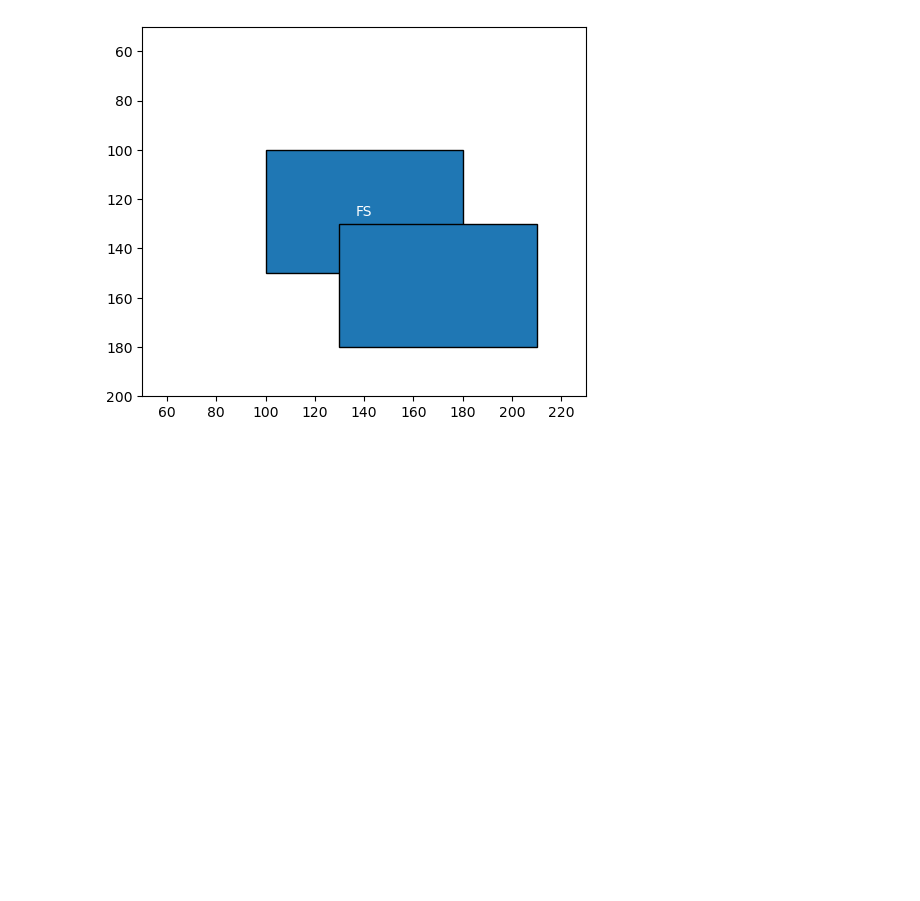
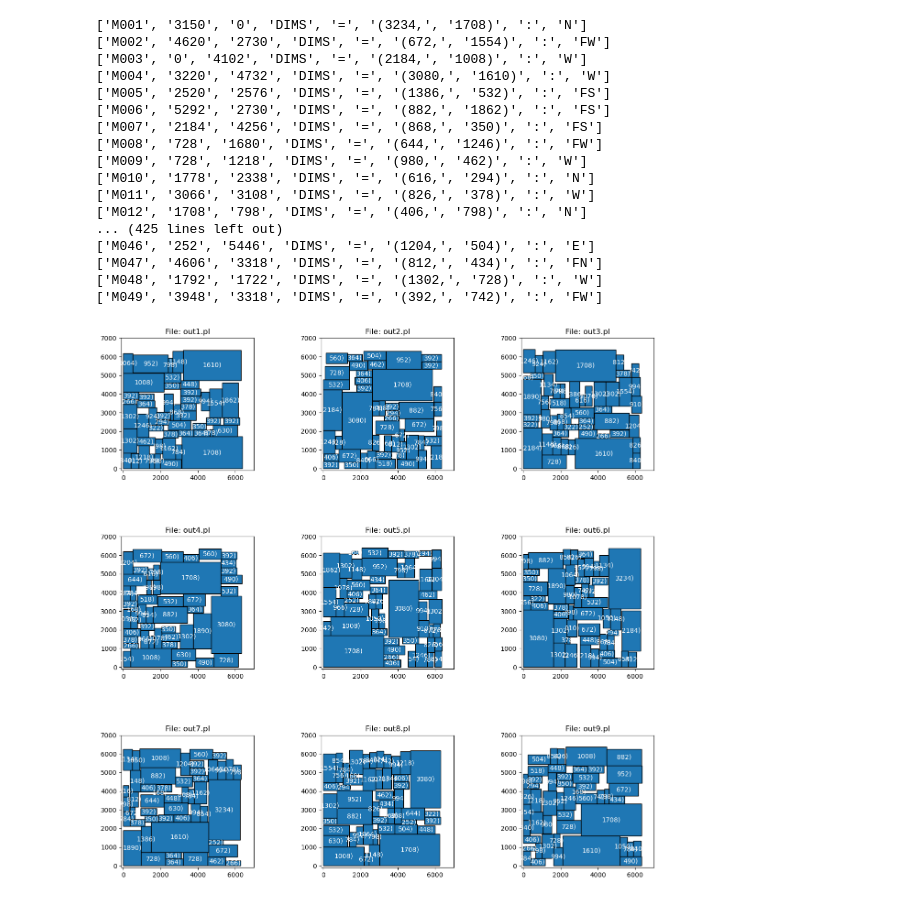
Before and after one commit to shubham4104/OptiPlan-Iterative-Chip-Floorplanning-with-Generative-Models, a Jupyter notebook: Visualise_Data.ipynb, the cells around one changed output. Drawn from its saved outputs; the diff is of its cells as text; code cells hidden in the pictures; blank space fills up the shorter version.

```diff
--- a/Visualise_Data.ipynb
+++ b/Visualise_Data.ipynb
@@ -8,7 +8,7 @@ def parse_blocks_file(file_path):
         for line in file:
             if line.strip():  # Ignore empty lines
                 parts = line.split()
-                if parts[0]=="VSS":
+                if parts[0]in ["VSS","N024"]:
                     break
                 if len(parts) >= 5:
                     block_name = parts[0]
@@ -16,6 +16,7 @@ def parse_blocks_file(file_path):
                     y = int(parts[2])
 
                     # Extract width and height from the string, removing parentheses
+                    print(parts)
                     part1 = parts[5].replace(',', '').replace('(', '')
                     part2 = parts[6].replace('(', '').replace(')', '')
                     width = int(part1)
@@ -57,5 +59,6 @@ def generate_image(blocks):
 # %%
-file_path = "Dataset/out4/out4.pl"  # Replace with the actual path to your file
+#file_path = "TESTS/ami49.pl"  # Replace with the actual path to your file
+file_path = "Dataset2/out2/out2.pl"  # Replace with the actual path to your file
 blocks = parse_blocks_file(file_path)
 generate_image(blocks)
 # %% [output]
@@ -80,28 +84,63 @@ generate_image(blocks)
 # %%
-def plot_single_block(x, y, width, height, direction=None):
-    fig, ax = plt.subplots()  # Adjust the figure size as needed
+def generate_images_from_files(file_paths):
+    fig, axs = plt.subplots(3, 3, figsize=(15, 15))  # Adjust the figure size as needed
+    fig.subplots_adjust(hspace=0.5, wspace=0.5)  # Adjust spacing between plots
 
-    # Adjust width and height based on the direction
-    if direction in ('FS', 'BS'):
-        width, height = height, width
+    for i, file_path in enumerate(file_paths):
+        ax = axs[i // 3, i % 3]
+        blocks = parse_blocks_file(file_path)
 
-    rect = patches.Rectangle((x, y), width, height, fill=True, edgecolor='black')
-    ax.add_patch(rect)
+        for block, properties in blocks.items():
+            x, y, width, height = properties['x'], properties['y'], properties['width'], properties['height']
+            direction = properties.get('direction', None)
 
-    rect = patches.Rectangle((x+30, y+30), width, height, fill=True, edgecolor='black')
-    ax.add_patch(rect)
+            # Adjust width and height based on the direction
+            if direction in ['W', 'E', 'FE', 'FW']:
+                width, height = height, width
 
-    # Add text indicating the direction
-    if direction:
-        ax.text(x + width / 2, y + height / 2, direction, ha='center', va='center', color='white')
+            rect = patches.Rectangle((x, y), width, height, fill=True, edgecolor='black')
+            ax.add_patch(rect)
 
-    ax.set_aspect('equal', 'box')
-    ax.set_xlim(x - 50, x + width + 50)  # Adjust the axis limits as needed
-    ax.set_ylim(y - 50, y + height + 50)
-    plt.gca().invert_yaxis()  # Invert y-axis to match typical coordinate systems
+            # Add text indicating the direction
+            if direction:
+                ax.text(x + width / 2, y + height / 2, direction, ha='center', va='center', color='white')
+
+            ax.set_xlim(-100, 7000)  # Adjust the axis limits as needed
+            ax.set_ylim(-100, 7000)
+            ax.set_aspect('equal', 'box')
+            ax.set_title(f"File: {file_path.split('/')[-1]}")
+
     plt.show()
 
-# Example: Plot a single block
-plot_single_block(x=100, y=100, width=50, height=80, direction='FS')
+# Usage example:
+file_paths = [
+    "Dataset2/out1/out1.pl",
+    "Dataset2/out2/out2.pl",
+    "Dataset2/out3/out3.pl",
+    "Dataset2/out4/out4.pl",
+    "Dataset2/out5/out5.pl",
+    "Dataset2/out6/out6.pl",
+    "Dataset2/out7/out7.pl",
+    "Dataset2/out8/out8.pl",
+    "Dataset2/out9/out9.pl",
+]
+generate_images_from_files(file_paths)
 # %% [output]
+['M001', '3150', '0', 'DIMS', '=', '(3234,', '1708)', ':', 'N']
+['M002', '4620', '2730', 'DIMS', '=', '(672,', '1554)', ':', 'FW']
+['M003', '0', '4102', 'DIMS', '=', '(2184,', '1008)', ':', 'W']
+['M004', '3220', '4732', 'DIMS', '=', '(3080,', '1610)', ':', 'W']
+['M005', '2520', '2576', 'DIMS', '=', '(1386,', '532)', ':', 'FS']
+['M006', '5292', '2730', 'DIMS', '=', '(882,', '1862)', ':', 'FS']
+['M007', '2184', '4256', 'DIMS', '=', '(868,', '350)', ':', 'FS']
+['M008', '728', '1680', 'DIMS', '=', '(644,', '1246)', ':', 'FW']
+['M009', '728', '1218', 'DIMS', '=', '(980,', '462)', ':', 'W']
+['M010', '1778', '2338', 'DIMS', '=', '(616,', '294)', ':', 'N']
+['M011', '3066', '3108', 'DIMS', '=', '(826,', '378)', ':', 'W']
+['M012', '1708', '798', 'DIMS', '=', '(406,', '798)', ':', 'N']
+... (425 lines left out)
+['M046', '252', '5446', 'DIMS', '=', '(1204,', '504)', ':', 'E']
+['M047', '4606', '3318', 'DIMS', '=', '(812,', '434)', ':', 'FN']
+['M048', '1792', '1722', 'DIMS', '=', '(1302,', '728)', ':', 'W']
+['M049', '3948', '3318', 'DIMS', '=', '(392,', '742)', ':', 'FW']
-[figure, old version]
+[figure, new version]
```
Also changed, not shown: parts of 2 cells of this notebook, 6 other files.
